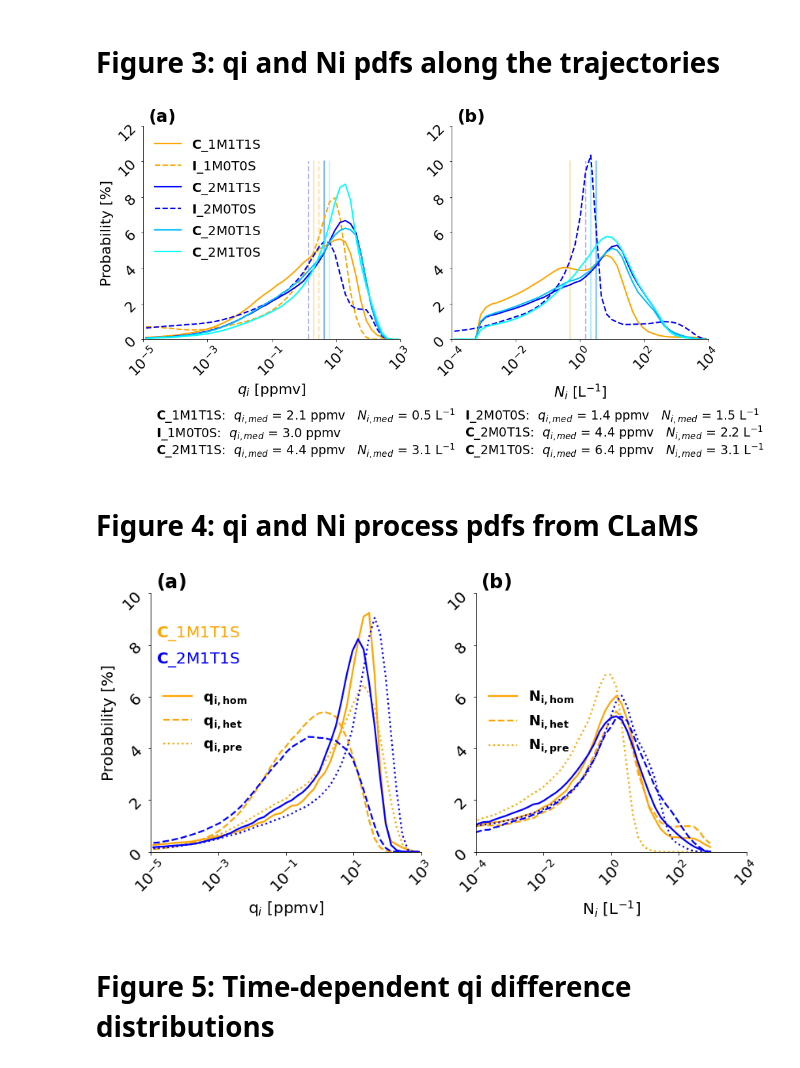
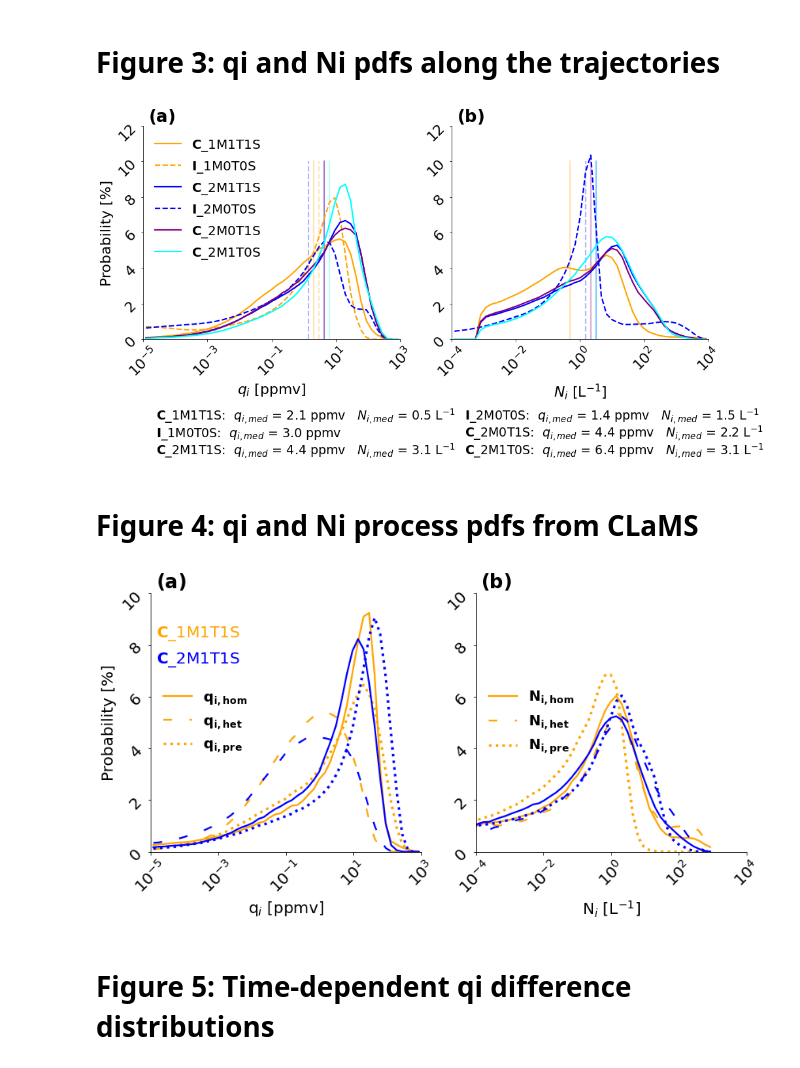
Before and after one commit to sylviasullivan/ice-microp-rad, a Jupyter notebook: Figures_article2.ipynb, the cells around one changed output. Cells and saved outputs as stored; diff of their text form; code cells hidden in the pictures.

```diff
--- a/Figures_article2.ipynb
+++ b/Figures_article2.ipynb
@@ -217,7 +217,7 @@ a2 = 0.3
 suffix = '_outflow' # '_insitu', '', '_flight'
 #couleurs = [ 'orange', 'orange', 'blue', 'blue', 'blue', 'k' ]
 #stil = [ '-', '--', '-', '--', ':', '-' ]
-couleurs = [ 'orange', 'orange', 'blue', 'blue', 'deepskyblue', 'cyan' ]
+couleurs = [ 'orange', 'orange', 'blue', 'blue', 'purple', 'cyan' ]
 stil = [ '-', '--', '-', '--', '-', '-' ]
 lbls = [ r'$\bf{C}$' + '_1M1T1S', r'$\bf{I}$' + '_1M0T0S', r'$\bf{C}$' + '_2M1T1S',
          r'$\bf{I}$' + '_2M0T0S', r'$\bf{C}$' + '_2M0T1S', r'$\bf{C}$' + '_2M1T0S' ]
@@ -277,10 +277,10 @@ ax2.text(0.02, 1.02, r'$\bf{(b)}$', fontsize=fs+4, transform=ax2.transAxes)
 ax2.set_xlabel( r'$N_i$ [L$^{-1}$]', fontsize=fs )
 sexy_axes( ax2, fs )
 
-#fig.savefig( '/xdisk/sylvia/tropic_vis/output/CLaMS-ICON-qi-Ni-pdfs' + suffix + '.pdf',bbox_inches='tight' )
+fig.savefig( '/xdisk/sylvia/tropic_vis/output/CLaMS-ICON-qi-Ni-pdfs' + suffix + '.pdf',bbox_inches='tight' )
 plt.show()
 # %% [output]
-[figure, old version]
+[figure, new version]
 # %% [markdown]
 # Figure 4: qi and Ni process pdfs from CLaMS
 # %%
@@ -303,38 +303,38 @@ lbls = [ [r'$\bf{q_{i,hom}}$', r'$\bf{q_{i,het}}$', r'$\bf{q_{i,pre}}$', r'$\bf{
           ['', '', '', '', '', '', '' ] ]
 
 fig, ax = plt.subplots( nrows=1, ncols=2, figsize=(13.5,6) )
 for c, s, d, l, j in zip(couleurs, stil, datasets, lbls, np.arange(2)):
     ax[0].plot( qi_bins_c, d['qhomih'], color=c, linestyle='-', linewidth=lw, label=l[0], alpha=a )
-    ax[0].plot( qi_bins_c, d['qhetih'], color=c, linestyle='--', linewidth=lw, label=l[1], alpha=a )
-    ax[0].plot( qi_bins_c, d['qpreih'], color=c, linestyle=':', linewidth=lw, label=l[2], alpha=a )
+    ax[0].plot( qi_bins_c, d['qhetih'], color=c, linestyle=(0,(5,10)), linewidth=lw, label=l[1], alpha=a )
+    ax[0].plot( qi_bins_c, d['qpreih'], color=c, linestyle=':', linewidth=lw+1, label=l[2], alpha=a )
 
     ax[1].plot( qi_bins_c, d['Nhomih'], color=c, linestyle='-', linewidth=lw, label=l[3], alpha=a )
-    ax[1].plot( qi_bins_c, d['Nhetih'], color=c, linestyle='--', linewidth=lw, label=l[4], alpha=a )
-    ax[1].plot( qi_bins_c, d['Npreih'], color=c, linestyle=':', linewidth=lw, label=l[5], alpha=a )
+    ax[1].plot( qi_bins_c, d['Nhetih'], color=c, linestyle=(0,(5,10)), linewidth=lw, label=l[4], alpha=a )
+    ax[1].plot( qi_bins_c, d['Npreih'], color=c, linestyle=':', linewidth=lw+1, label=l[5], alpha=a )
 
 ax[0].text( 0.02, 0.83, r'$\bf{C}$' + '_1M1T1S', color='orange', fontsize=fs, transform=ax[0].transAxes )
 ax[0].text( 0.02, 0.73, r'$\bf{C}$' + '_2M1T1S', color='blue', fontsize=fs, transform=ax[0].transAxes )
 ax[0].set_ylabel( 'Probability [%]', fontsize=fs )
 l = ax[0].legend( loc='center left', fontsize=fs-2, frameon=False )
 ax[0].set_xscale('log')
 ax[0].set_xlim([qi_bins[0], qi_bins[-1]])
 ax[0].set_ylim([0,10])
 ax[0].text(0.02, 1.02, r'$\bf{(a)}$', fontsize=fs+4, transform=ax[0].transAxes)
 ax[0].set_xlabel( r'q$_i$ [ppmv]', fontsize=fs )
 sexy_axes( ax[0], fs )
 
 ax[1].set_xscale('log')
 ax[1].set_xlim([Ni_bins[0], 10**4])
 ax[1].set_ylim([0,10])
 l = ax[1].legend( loc='center left', fontsize=fs-2, frameon=False )
 ax[1].text(0.02, 1.02, r'$\bf{(b)}$', fontsize=fs+4, transform=ax[1].transAxes)
 ax[1].set_xlabel( r'N$_i$ [L$^{-1}$]', fontsize=fs )
 sexy_axes( ax[1], fs )
 
 fig.savefig( '/xdisk/sylvia/tropic_vis/output/CLaMS-qi-Ni-process-pdfs' + suffix + '.pdf',bbox_inches='tight' )
 plt.show()
 # %% [output]
-[figure, old version]
+[figure, new version]
 # %% [markdown]
 # Figure 5: Time-dependent qi difference distributions
 # %%
```
Also changed, not shown: parts of 9 cells of this notebook, 5 other files.
